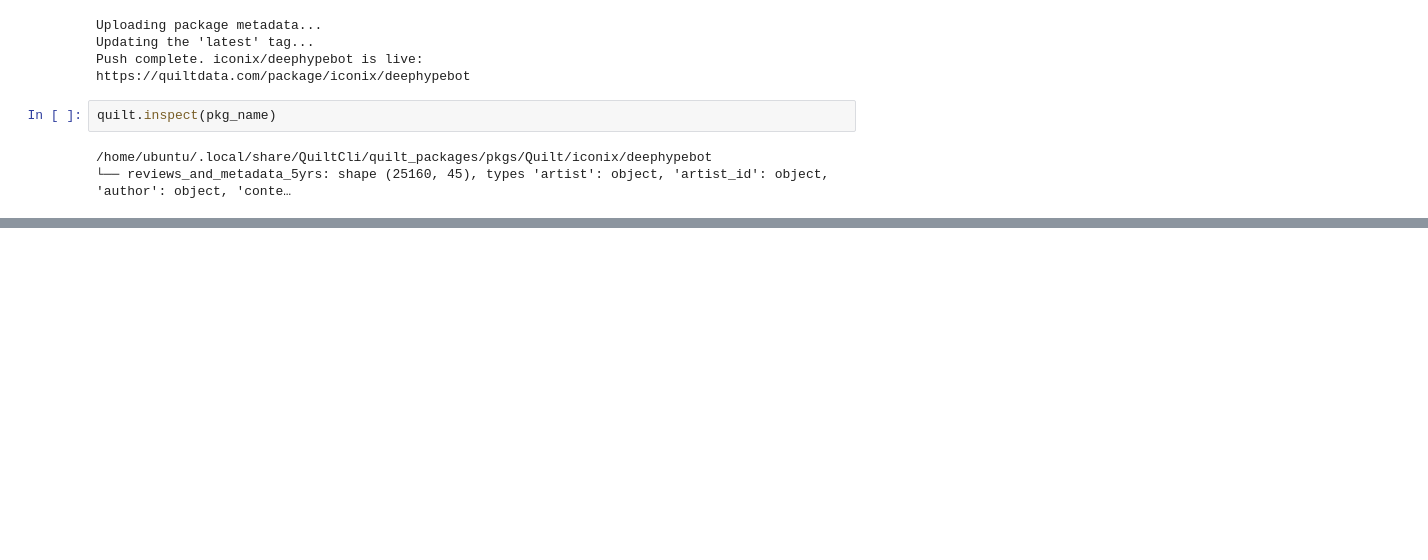
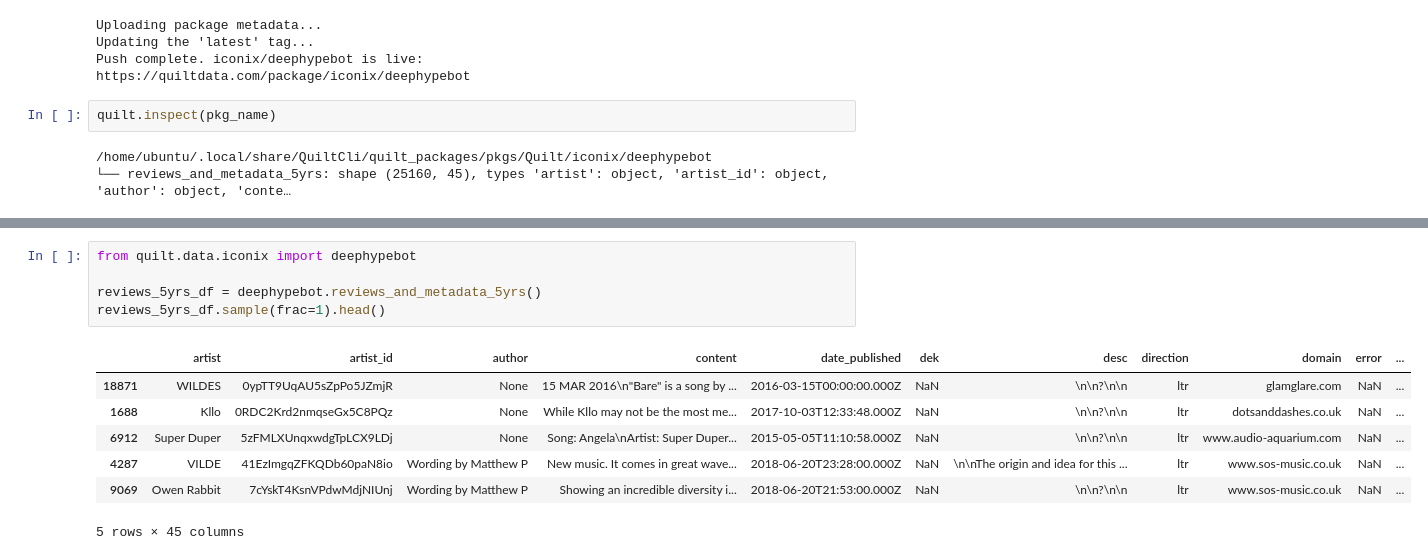
Before and after one commit to iconix/openai, a Jupyter notebook: nbs/quilt.ipynb, the cells around one changed output, grey strips where cells are left out. Cells and saved outputs as stored; diff of their text form; blank space fills up the shorter version.

```diff
--- a/nbs/quilt.ipynb
+++ b/nbs/quilt.ipynb
@@ -100,0 +118,13 @@ quilt.inspect(pkg_name)
+# %%
+from quilt.data.iconix import deephypebot
+
+reviews_5yrs_df = deephypebot.reviews_and_metadata_5yrs()
+reviews_5yrs_df.sample(frac=1).head()
+# %% [output]
+|  | artist | artist_id | author | content | date_published | dek | desc | direction | domain | error | ... |
+| 18871 | WILDES | 0ypTT9UqAU5sZpPo5JZmjR | None | 15 MAR 2016\n"Bare" is a song by ... | 2016-03-15T00:00:00.000Z | NaN | \n\n?\n\n | ltr | glamglare.com | NaN | ... |
+| 1688 | Kllo | 0RDC2Krd2nmqseGx5C8PQz | None | While Kllo may not be the most me... | 2017-10-03T12:33:48.000Z | NaN | \n\n?\n\n | ltr | dotsanddashes.co.uk | NaN | ... |
+| 6912 | Super Duper | 5zFMLXUnqxwdgTpLCX9LDj | None | Song: Angela\nArtist: Super Duper... | 2015-05-05T11:10:58.000Z | NaN | \n\n?\n\n | ltr | www.audio-aquarium.com | NaN | ... |
+| 4287 | VILDE | 41EzImgqZFKQDb60paN8io | Wording by Matthew P | New music. It comes in great wave... | 2018-06-20T23:28:00.000Z | NaN | \n\nThe origin and idea for this ... | ltr | www.sos-music.co.uk | NaN | ... |
+| 9069 | Owen Rabbit | 7cYskT4KsnVPdwMdjNIUnj | Wording by Matthew P | Showing an incredible diversity i... | 2018-06-20T21:53:00.000Z | NaN | \n\n?\n\n | ltr | www.sos-music.co.uk | NaN | ... |
+5 rows × 45 columns
```
Also changed, not shown: parts of 57 cells of this notebook.
